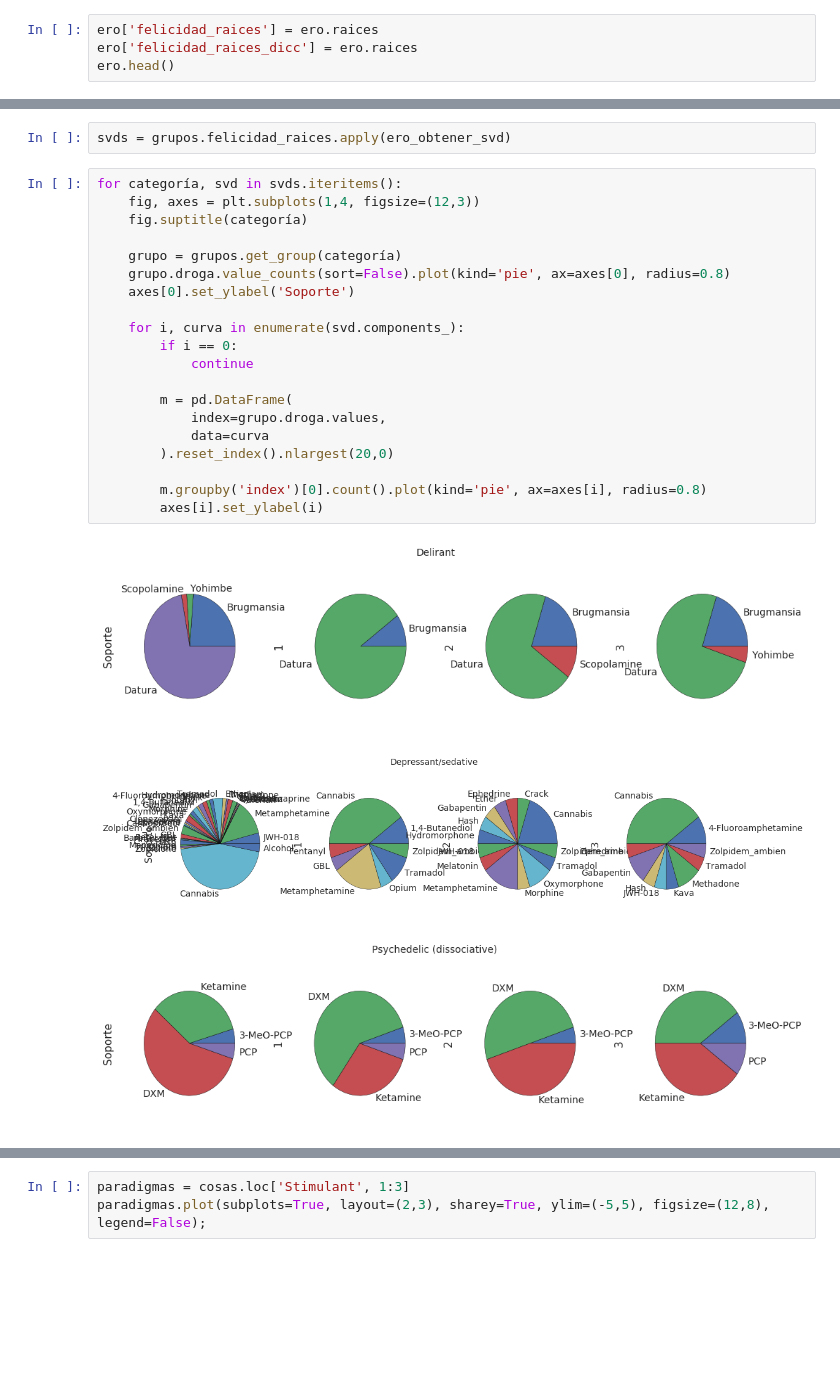
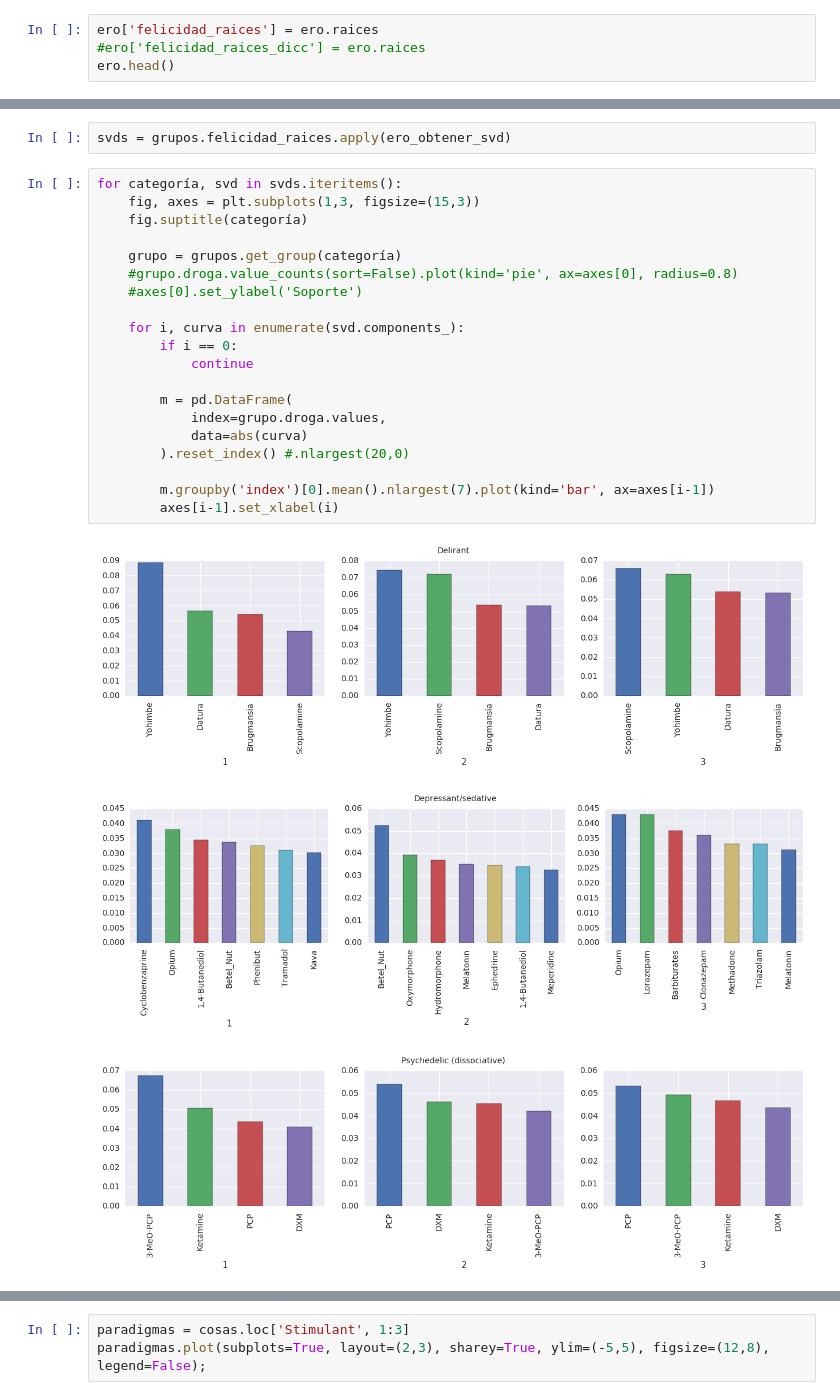
Before and after one commit to matiasbattocchia/tesis, a Jupyter notebook: Tesis.ipynb, the cells around one changed output, grey strips where cells are left out. Drawn from its saved outputs; the diff is of its cells as text; blank space fills up the shorter version.

```diff
--- a/Tesis.ipynb
+++ b/Tesis.ipynb
@@ -213,6 +219,6 @@ ero = pd.read_pickle('enzo/data_erowid_final.p')
 Hago esto porque de otra manera es muy difícil asignar una lista a una celda de DataFrame.
 # %%
 ero['felicidad_raices'] = ero.raices
-ero['felicidad_raices_dicc'] = ero.raices
+#ero['felicidad_raices_dicc'] = ero.raices
 ero.head()
 # %% [output]
@@ -380,25 +386,25 @@ def ero_obtener_svd(felicidad_oraciones):
 svds = grupos.felicidad_raices.apply(ero_obtener_svd)
 # %%
 for categoría, svd in svds.iteritems():
-    fig, axes = plt.subplots(1,4, figsize=(12,3))
+    fig, axes = plt.subplots(1,3, figsize=(15,3))
     fig.suptitle(categoría)
 
     grupo = grupos.get_group(categoría)
-    grupo.droga.value_counts(sort=False).plot(kind='pie', ax=axes[0], radius=0.8)
-    axes[0].set_ylabel('Soporte')
+    #grupo.droga.value_counts(sort=False).plot(kind='pie', ax=axes[0], radius=0.8)
+    #axes[0].set_ylabel('Soporte')
 
     for i, curva in enumerate(svd.components_):
         if i == 0:
             continue
 
         m = pd.DataFrame(
             index=grupo.droga.values,
-            data=curva
-        ).reset_index().nlargest(20,0)
+            data=abs(curva)
+        ).reset_index() #.nlargest(20,0)
 
-        m.groupby('index')[0].count().plot(kind='pie', ax=axes[i], radius=0.8)
-        axes[i].set_ylabel(i)
+        m.groupby('index')[0].mean().nlargest(7).plot(kind='bar', ax=axes[i-1])
+        axes[i-1].set_xlabel(i)
 # %% [output]
-[figure, old version]
+[figure, new version]
-[figure, old version]
+[figure, new version]
-[figure, old version]
+[figure, new version]
```
Also changed, not shown: parts of 28 cells of this notebook.
